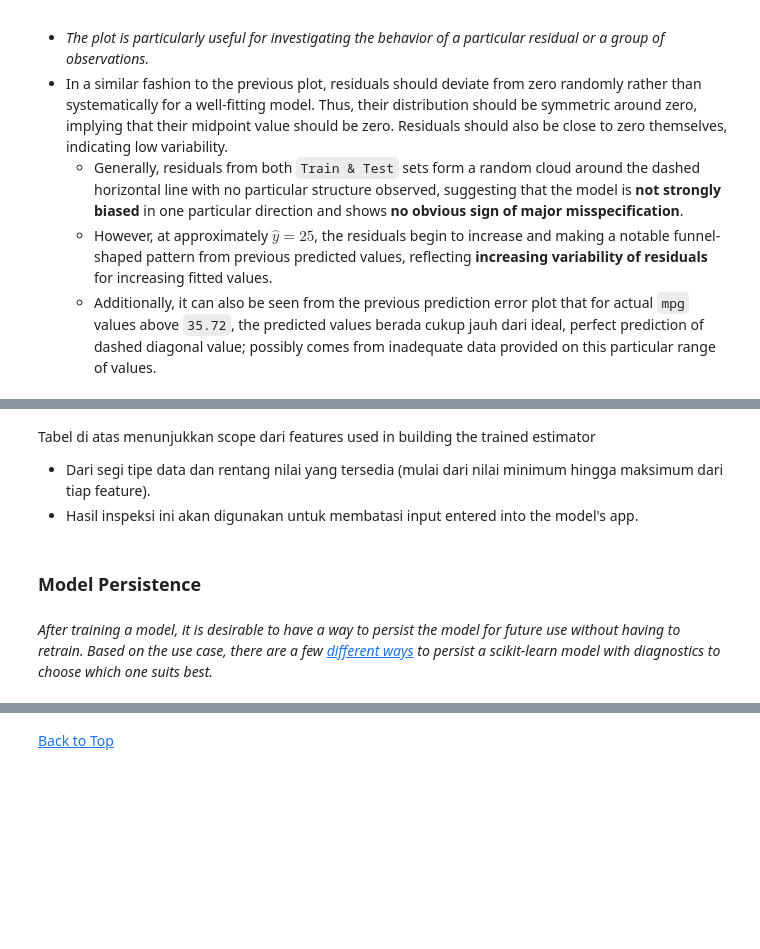
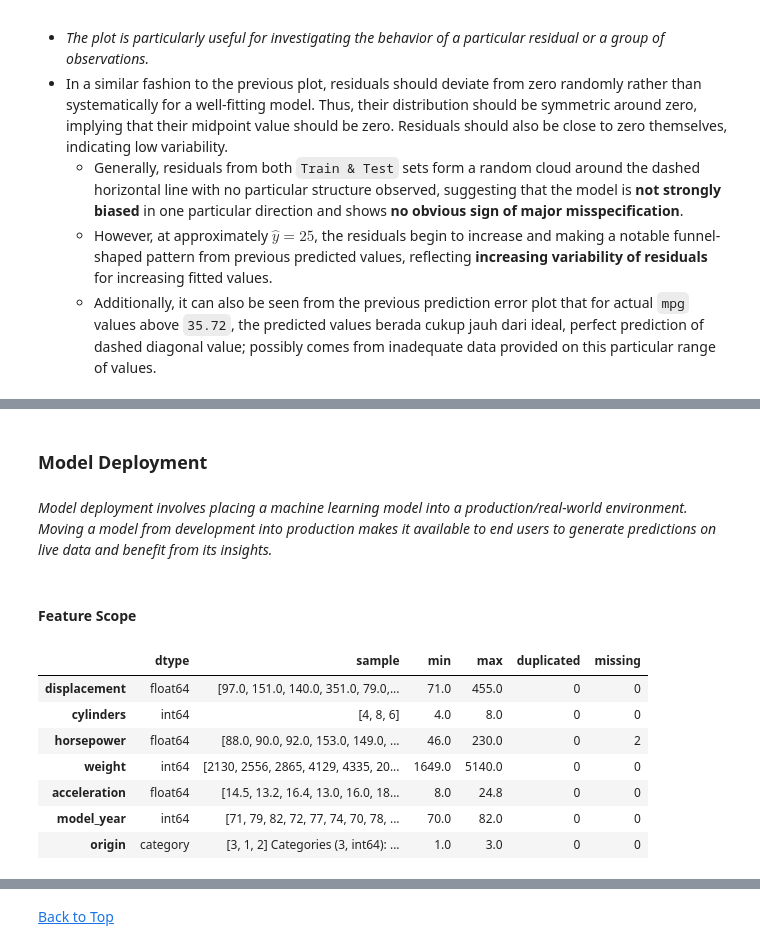
Before and after one commit to garudapaksi-yusuf/Auto_MPG_Prediction, a Jupyter notebook: notebook/3_predictive-modeling.ipynb, the cells around one changed output, grey strips where cells are left out. Cells and saved outputs as stored; diff of their text form; code cells hidden in the pictures; blank space fills up the shorter version.

Commit message:
model deployment

```diff
--- a/notebook/3_predictive-modeling.ipynb
+++ b/notebook/3_predictive-modeling.ipynb
@@ -557,8 +533,26 @@ data_inspect(X_train_transformed)[["dtype", "min", "max"]]
-# %% [markdown]
-Tabel di atas menunjukkan scope dari features used in building the trained estimator
-* Dari segi tipe data dan rentang nilai yang tersedia (mulai dari nilai minimum hingga maksimum dari tiap feature).
-* Hasil inspeksi ini akan digunakan untuk membatasi input entered into the model's app.
 # %% [markdown]
-### Model Persistence
+### Model Deployment
-# %% [markdown]
-*After training a model, it is desirable to have a way to persist the model for future use without having to retrain. Based on the use case, there are a few [different ways](https://scikit-learn.org/stable/model_persistence.html) to persist a scikit-learn model with diagnostics to choose which one suits best.*
+# %% [markdown]
+*Model deployment involves placing a machine learning model into a production/real-world environment. Moving a model from development into production makes it available to end users to generate predictions on live data and benefit from its insights.*
+# %% [markdown]
+#### Feature Scope
+# %%
+# obtain transformed train features
+index_feature = 0
+X_train_transformed = pd.DataFrame(dataset["train"][index_feature]).copy()
+
+# enable minimum-maximum calculation on feature with categorical data type
+category_columns = X_train_transformed.select_dtypes("category").columns.item()
+X_train_transformed[category_columns] = X_train_transformed[category_columns].cat.as_ordered()
+
+# display inspection summary
+data_inspect(X_train_transformed)
+# %% [output]
+|  | dtype | sample | min | max | duplicated | missing |
+| displacement | float64 | [97.0, 151.0, 140.0, 351.0, 79.0,... | 71.0 | 455.0 | 0 | 0 |
+| cylinders | int64 | [4, 8, 6] | 4.0 | 8.0 | 0 | 0 |
+| horsepower | float64 | [88.0, 90.0, 92.0, 153.0, 149.0, ... | 46.0 | 230.0 | 0 | 2 |
+| weight | int64 | [2130, 2556, 2865, 4129, 4335, 20... | 1649.0 | 5140.0 | 0 | 0 |
+| acceleration | float64 | [14.5, 13.2, 16.4, 13.0, 16.0, 18... | 8.0 | 24.8 | 0 | 0 |
+| model_year | int64 | [71, 79, 82, 72, 77, 74, 70, 78, ... | 70.0 | 82.0 | 0 | 0 |
+| origin | category | [3, 1, 2] Categories (3, int64): ... | 1.0 | 3.0 | 0 | 0 |
```
Also changed, not shown: parts of 8 cells of this notebook, 5 other files.
